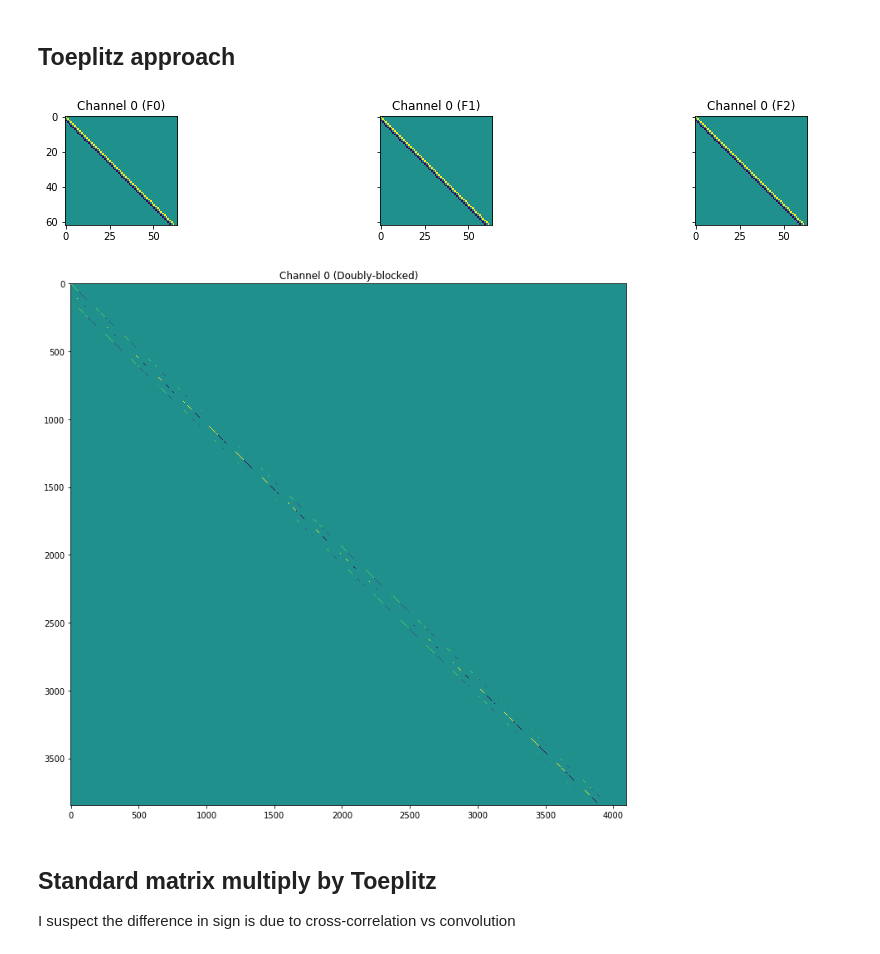
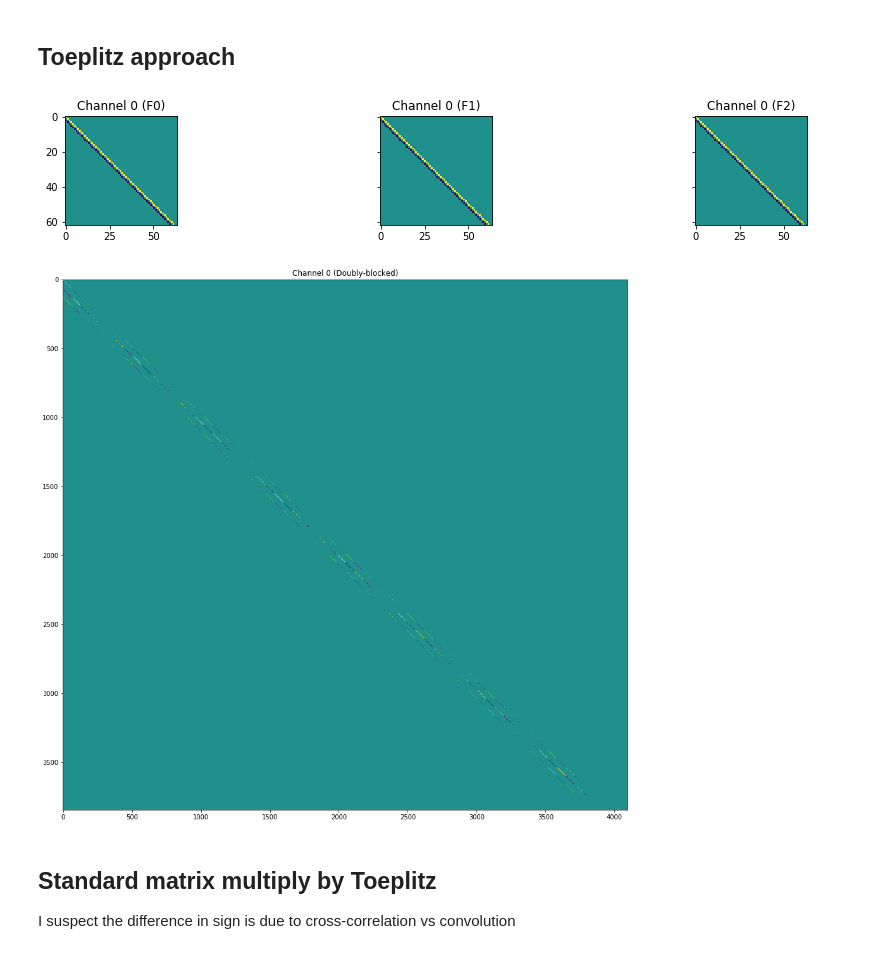
Before and after one commit to neworderofjamie/conv_test, a Jupyter notebook: toeplitz_sparse.ipynb, the cells around one changed output. Drawn from its saved outputs; the diff is of its cells as text; code cells hidden in the pictures.

```diff
--- a/toeplitz_sparse.ipynb
+++ b/toeplitz_sparse.ipynb
@@ -174,9 +174,9 @@ if INPUT_CHANNELS == 1:
         4056, 4057, 4058, 4059, 4060, 4061, 4062, 4063, 4064, 4065, 4066,
         4067, 4068, 4069, 4070, 4071, 4072, 4073, 4074, 4075, 4076, 4077,
         4078, 4079, 4080, 4081, 4082, 4083, 4084, 4085, 4086, 4087, 4088], dtype=int)
-    filt = np.asarray([[[1, 0, -1],
-                   [2, 0, -2],
-                   [1, 0, -1]]])
+    filt = np.asarray([[[1,   2, 1],
+                        [0,   0, 0],
+                        [-1, -2, -1]]])
 elif INPUT_CHANNELS == 3:
     spike_indices = np.asarray([197, 200, 203, 206, 209, 212, 215, 218, 221, 224,
         227, 230, 233, 236, 239, 242, 245, 248, 251, 254,
@@ -501,7 +501,7 @@ zero_pad_filt = np.pad(filt, ((0, 0), (OUTPUT_SIZE - filt.shape[1], 0), (0, OUTP
 # Flip rows
 zero_pad_filt = np.flip(zero_pad_filt, axis=1)
 
-# Loop through channels
+# Loop through input channels
 doubly_blocked_channels = []
 for c in range(zero_pad_filt.shape[0]):
     # Build list of toeplitz matrices from rows
@@ -525,35 +525,35 @@ for c in range(zero_pad_filt.shape[0]):
                                toeplitz_shape[1] * block_indices.shape[1]))
 
     # tile toeplitz matrices for each row in the doubly blocked matrix
     for i in range(block_indices.shape[0]):
         for j in range(block_indices.shape[1]):
             start_i = i * toeplitz_shape[0]
             start_j = j * toeplitz_shape[1]
             end_i = start_i + toeplitz_shape[0]
             end_j = start_j + toeplitz_shape[1]
             doubly_blocked[start_i: end_i, start_j:end_j] = f_matrices[block_indices[i,j] - 1]
 
     # If this is the first channel
     if c == 0:
         # Show some example toeplitz matrices
         fig, axes = plt.subplots(1, 3, figsize=(16,2), sharey=True)
         axes[0].imshow(f_matrices[0])
         axes[0].set_title("Channel 0 (F0)")
         axes[1].imshow(f_matrices[1])
         axes[1].set_title("Channel 0 (F1)")
         axes[2].imshow(f_matrices[2])
         axes[2].set_title("Channel 0 (F2)")
 
         # Show complete, double-blocked matrix
-        fig, axis = plt.subplots(figsize=(12,12))
+        fig, axis = plt.subplots(figsize=(16,16))
         axis.imshow(doubly_blocked)
         axis.set_title("Channel 0 (Doubly-blocked)");
 
     # Add double-blocked channel matrix to list
     doubly_blocked_channels.append(doubly_blocked)
 # %% [output]
 [figure]
-[figure, old version]
+[figure, new version]
 # %% [markdown]
 ## Standard matrix multiply by Toeplitz
 I suspect the difference in sign is due to cross-correlation vs convolution
```
Also changed, not shown: parts of 3 cells of this notebook.
